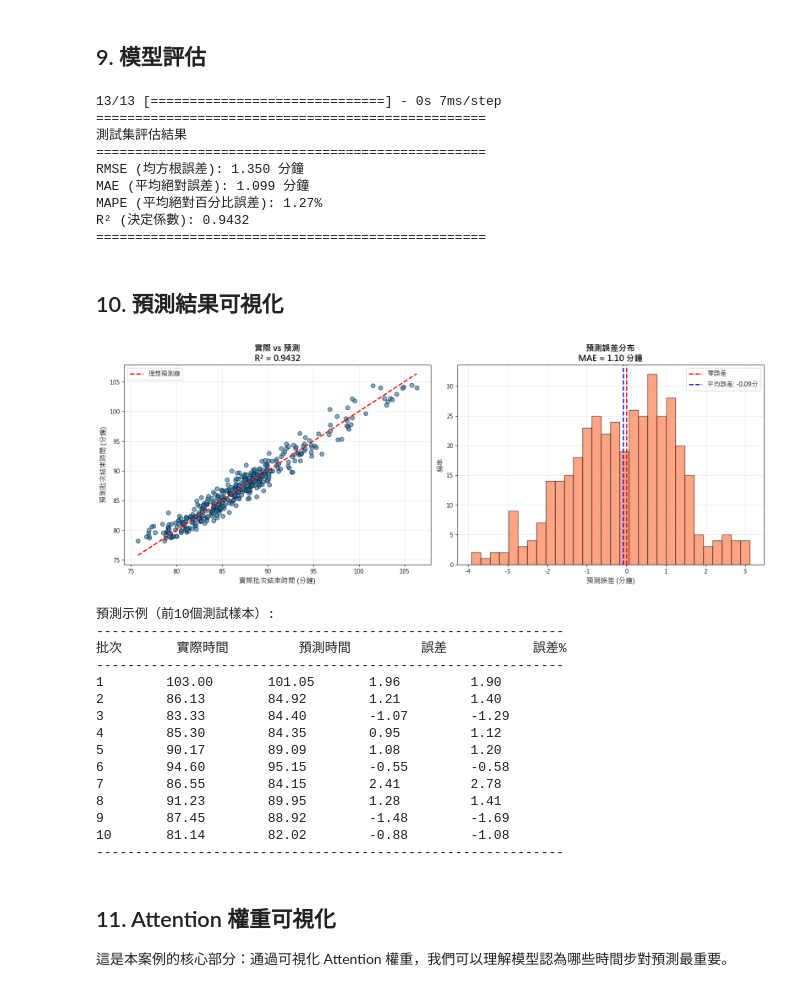
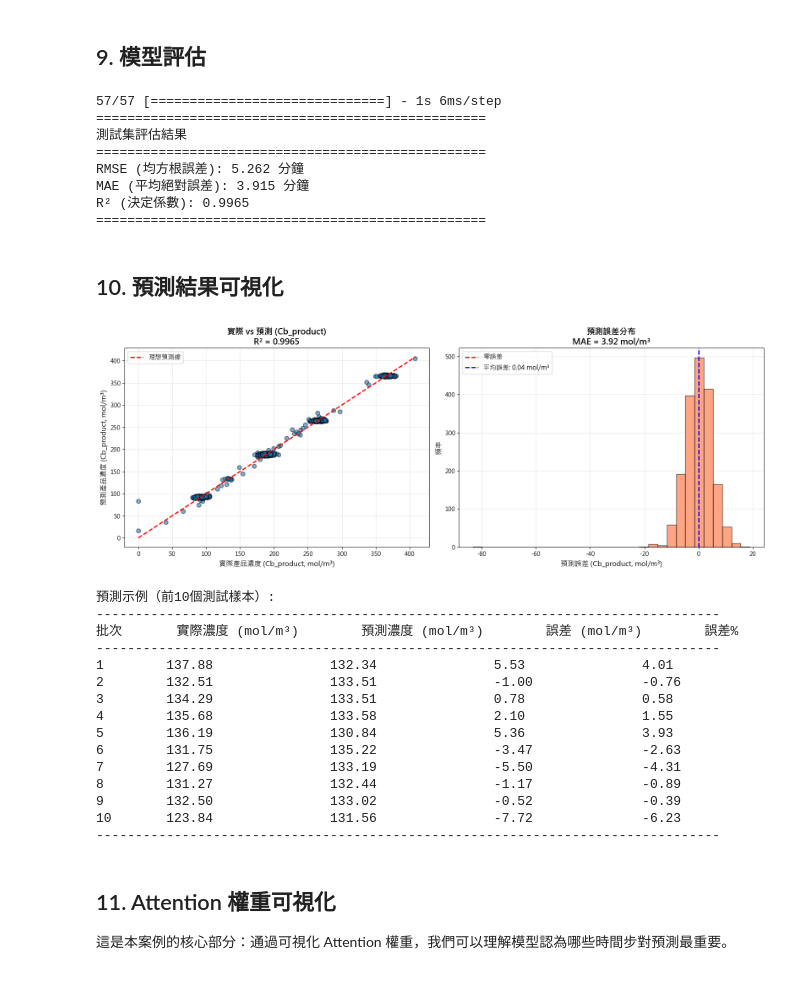
Before and after one commit to d9148408/CHE-AI-COURSE, a Jupyter notebook: Part_4/Unit17_Case1_Batch_EndTime_Prediction.ipynb, the cells around one changed output. Cells and saved outputs as stored; diff of their text form; code cells hidden in the pictures.

```diff
--- a/Part_4/Unit17_Case1_Batch_EndTime_Prediction.ipynb
+++ b/Part_4/Unit17_Case1_Batch_EndTime_Prediction.ipynb
@@ -573,89 +698,87 @@ y_pred_scaled = model.predict(X_test_scaled)
 
 # 反標準化
 y_pred = scaler_y.inverse_transform(y_pred_scaled).flatten()
+y_pred = np.clip(y_pred, 0, None)  # 保證預測值非負
 
 # 計算評估指標
 mse = mean_squared_error(y_test, y_pred)
 rmse = np.sqrt(mse)
 mae = mean_absolute_error(y_test, y_pred)
 r2 = r2_score(y_test, y_pred)
-mape = np.mean(np.abs((y_test - y_pred) / y_test)) * 100
 
 print("="*50)
 print("測試集評估結果")
 print("="*50)
 print(f"RMSE (均方根誤差): {rmse:.3f} 分鐘")
 print(f"MAE (平均絕對誤差): {mae:.3f} 分鐘")
-print(f"MAPE (平均絕對百分比誤差): {mape:.2f}%")
 print(f"R² (決定係數): {r2:.4f}")
 print("="*50)
 # %% [output]
-13/13 [==============================] - 0s 7ms/step
+57/57 [==============================] - 1s 6ms/step
 ==================================================
 測試集評估結果
 ==================================================
-RMSE (均方根誤差): 1.350 分鐘
-MAE (平均絕對誤差): 1.099 分鐘
-MAPE (平均絕對百分比誤差): 1.27%
-R² (決定係數): 0.9432
+RMSE (均方根誤差): 5.262 分鐘
+MAE (平均絕對誤差): 3.915 分鐘
+R² (決定係數): 0.9965
 ==================================================
 # %% [markdown]
 ## 10. 預測結果可視化
 # %%
 fig, axes = plt.subplots(1, 2, figsize=(16, 6))
 
-# 實際值 vs 預測值
+# 實際值 vs 預測值（濃度）
 axes[0].scatter(y_test, y_pred, alpha=0.6, s=50, edgecolors='black')
 axes[0].plot([y_test.min(), y_test.max()], [y_test.min(), y_test.max()],
              'r--', linewidth=2, label='理想預測線')
-axes[0].set_xlabel('實際批次結束時間 (分鐘)', fontsize=12)
-axes[0].set_ylabel('預測批次結束時間 (分鐘)', fontsize=12)
-axes[0].set_title(f'實際 vs 預測\nR² = {r2:.4f}', fontsize=14, fontweight='bold')
+axes[0].set_xlabel('實際產品濃度 (Cb_product, mol/m³)', fontsize=12)
+axes[0].set_ylabel('預測產品濃度 (Cb_product, mol/m³)', fontsize=12)
+axes[0].set_title(f'實際 vs 預測 (Cb_product)\nR² = {r2:.4f}', fontsize=14, fontweight='bold')
 axes[0].legend(fontsize=11)
 axes[0].grid(True, alpha=0.3)
 
-# 預測誤差分布
+# 預測誤差分布（濃度單位）
 errors = y_test - y_pred
 axes[1].hist(errors, bins=30, edgecolor='black', alpha=0.7, color='coral')
 axes[1].axvline(0, color='red', linestyle='--', linewidth=2, label='零誤差')
 axes[1].axvline(errors.mean(), color='blue', linestyle='--', linewidth=2,
-                label=f'平均誤差: {errors.mean():.2f}分')
-axes[1].set_xlabel('預測誤差 (分鐘)', fontsize=12)
+                label=f'平均誤差: {errors.mean():.2f} mol/m³')
+axes[1].set_xlabel('預測誤差 (Cb_product, mol/m³)', fontsize=12)
 axes[1].set_ylabel('頻率', fontsize=12)
-axes[1].set_title(f'預測誤差分布\nMAE = {mae:.2f} 分鐘', fontsize=14, fontweight='bold')
+axes[1].set_title(f'預測誤差分布\nMAE = {mae:.2f} mol/m³', fontsize=14, fontweight='bold')
 axes[1].legend(fontsize=11)
 axes[1].grid(True, alpha=0.3)
 
 plt.tight_layout()
 plt.show()
 
 # 展示幾個預測例子
 print("\n預測示例（前10個測試樣本）:")
-print("-" * 60)
-print(f"{'批次':<8} {'實際時間':<12} {'預測時間':<12} {'誤差':<12} {'誤差%':<10}")
-print("-" * 60)
+print("-" * 80)
+print(f"{'批次':<8} {'實際濃度 (mol/m³)':<20} {'預測濃度 (mol/m³)':<20} {'誤差 (mol/m³)':<18} {'誤差%':<10}")
+print("-" * 80)
 for i in range(min(10, len(y_test))):
     error = y_test[i] - y_pred[i]
-    error_pct = (error / y_test[i]) * 100
-    print(f"{i+1:<8} {y_test[i]:<12.2f} {y_pred[i]:<12.2f} {error:<12.2f} {error_pct:<10.2f}")
-print("-" * 60)
+    error_pct = (error / y_test[i]) * 100 if y_test[i] != 0 else np.nan
+    print(f"{i+1:<8} {y_test[i]:<20.2f} {y_pred[i]:<20.2f} {error:<18.2f} {error_pct:<10.2f}")
+print("-" * 80)
 # %% [output]
-[figure, old version]
+[figure, new version]
 預測示例（前10個測試樣本）:
-------------------------------------------------------------
-批次       實際時間         預測時間         誤差           誤差%
-------------------------------------------------------------
-1        103.00       101.05       1.96         1.90
-2        86.13        84.92        1.21         1.40
-3        83.33        84.40        -1.07        -1.29
-4        85.30        84.35        0.95         1.12
-5        90.17        89.09        1.08         1.20
-6        94.60        95.15        -0.55        -0.58
-7        86.55        84.15        2.41         2.78
-8        91.23        89.95        1.28         1.41
-9        87.45        88.92        -1.48        -1.69
-10       81.14        82.02        -0.88        -1.08
-------------------------------------------------------------
+--------------------------------------------------------------------------------
+批次       實際濃度 (mol/m³)        預測濃度 (mol/m³)        誤差 (mol/m³)        誤差%
+--------------------------------------------------------------------------------
+1        137.88               132.34               5.53               4.01
+2        132.51               133.51               -1.00              -0.76
+3        134.29               133.51               0.78               0.58
+4        135.68               133.58               2.10               1.55
+5        136.19               130.84               5.36               3.93
+6        131.75               135.22               -3.47              -2.63
+7        127.69               133.19               -5.50              -4.31
+8        131.27               132.44               -1.17              -0.89
+9        132.50               133.02               -0.52              -0.39
+10       123.84               131.56               -7.72              -6.23
+--------------------------------------------------------------------------------
 # %% [markdown]
 ## 11. Attention 權重可視化
 
```
Also changed, not shown: parts of 35 cells of this notebook, 2 other files.
